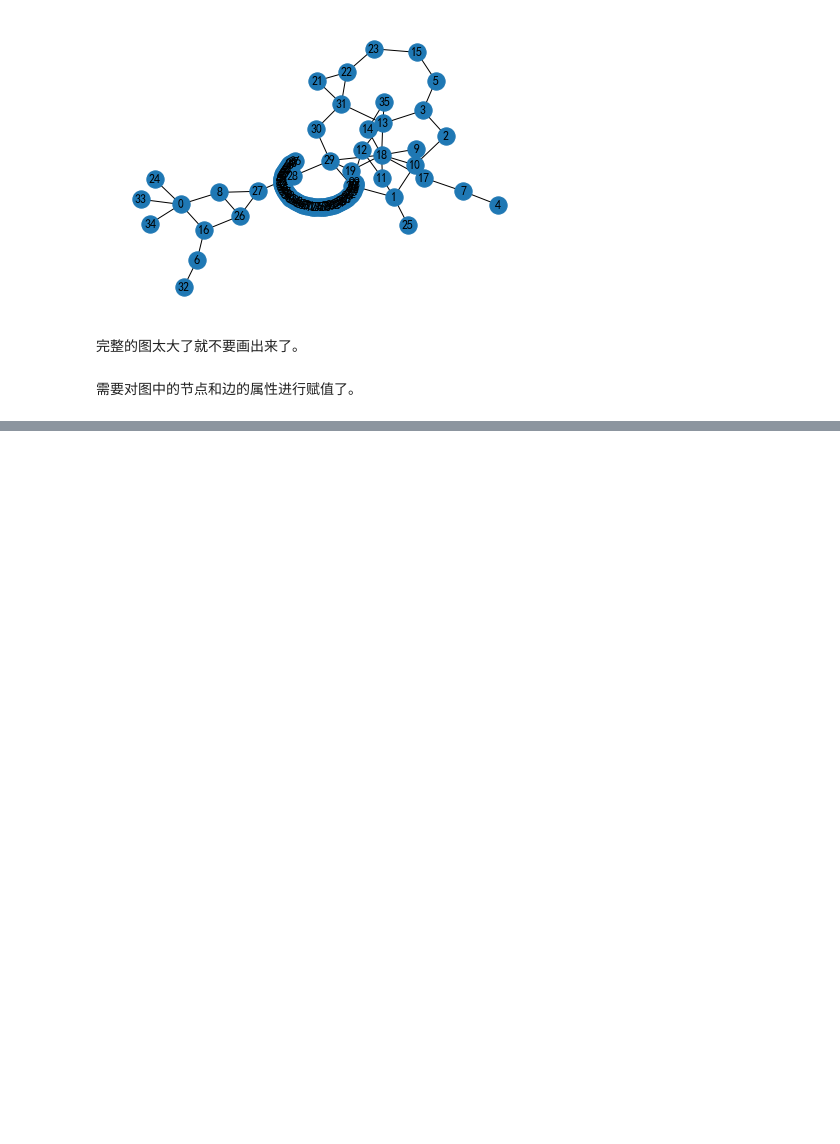
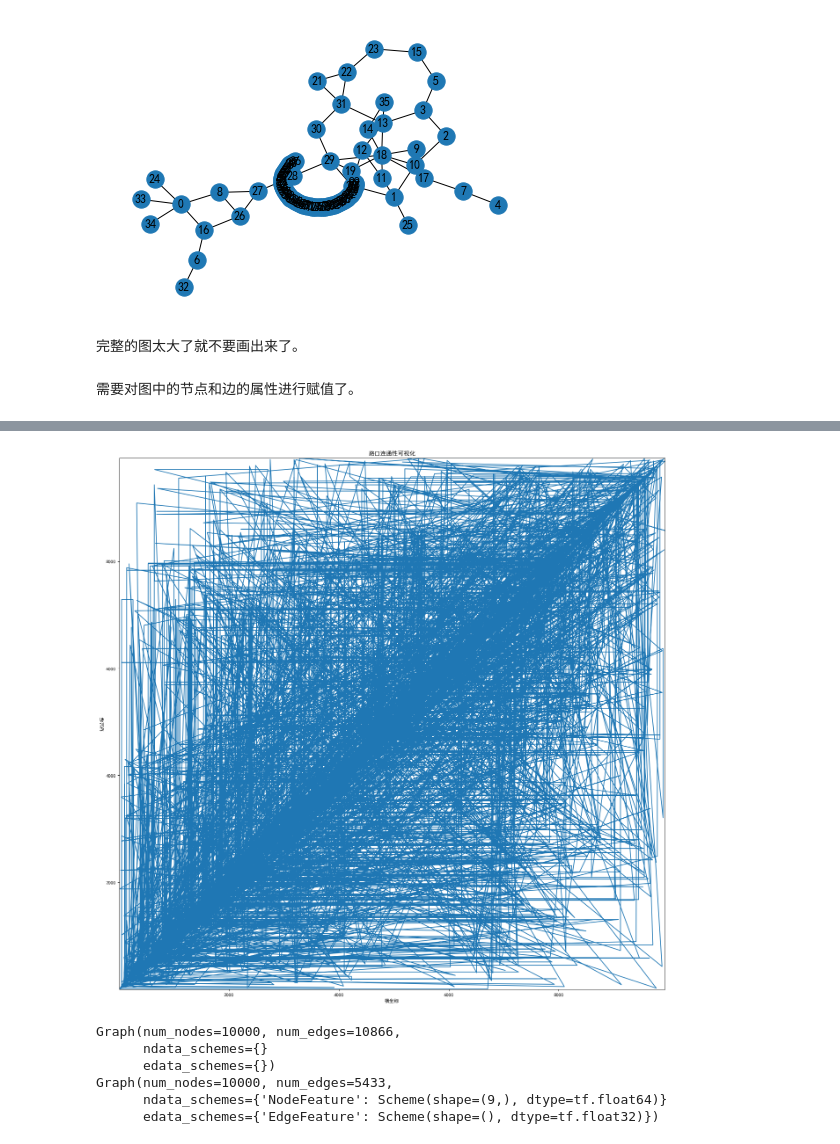
Before and after one commit to youareeverysingleday/HuaweiCupCompetition2022, a Jupyter notebook: FQuestion.ipynb, the cells around one changed output, grey strips where cells are left out. Drawn from its saved outputs; the diff is of its cells as text; code cells hidden in the pictures; blank space fills up the shorter version.

Commit message:
update structure graph on 20221012.

```diff
--- a/FQuestion.ipynb
+++ b/FQuestion.ipynb
@@ -1262,10 +1262,10 @@ plt.savefig("./pictures/1correlation_heatmap.jpg")
 # %% [markdown]
 将地址信息读取进来。
 # %%
-pndpl = pd.read_csv('./data/2pndpl.csv', encoding='gb18030')
-dmced = pd.read_csv('./data/3dmced.csv', encoding='gb18030')
-tind = pd.read_csv('./data/3tind.csv', encoding='gb18030')
-tird = pd.read_csv('./data/3tird.csv', encoding='gb18030')
+pndpl = pd.read_csv('./data/input/2pndpl.csv', encoding='gb18030')
+dmced = pd.read_csv('./data/input/3dmced.csv', encoding='gb18030')
+tind = pd.read_csv('./data/input/3tind.csv', encoding='gb18030')
+tird = pd.read_csv('./data/input/3tird.csv', encoding='gb18030')
 # %%
 pndpl
 # %% [output]
@@ -2183,0 +2148,32 @@ AttributeError: 'DataFrame' object has no attribute 'device'
+# %%
+# 路口连通性可视化。
+
+# aviator pilot copilot
+plt.rcParams['font.sans-serif']=['SimHei'] #用来正常显示中文标签
+plt.rcParams['axes.unicode_minus']=False #用来正常显示负号
+
+u = edges['Start'].tolist()
+v = edges['Finish'].tolist()
+fig = plt.figure(figsize=(20,20), dpi=80)
+plt.ylim((min(u),max(u)))
+plt.xlim((min(v),max(v)))
+
+plt.title("路口连通性可视化")
+plt.xlabel("横坐标")#定义x坐标轴名称
+plt.ylabel("纵坐标")#定义y坐标轴名称
+
+plt.plot(u, v)#绘图
+plt.savefig("./pictures/路口连通性_去重图.png")
+plt.show()
+# %% [output]
+[figure, added]
+# %%
+print(BG)
+print(G)
+# %% [output]
+Graph(num_nodes=10000, num_edges=10866,
+      ndata_schemes={}
+      edata_schemes={})
+Graph(num_nodes=10000, num_edges=5433,
+      ndata_schemes={'NodeFeature': Scheme(shape=(9,), dtype=tf.float64)}
+      edata_schemes={'EdgeFeature': Scheme(shape=(), dtype=tf.float32)})
```
Also changed, not shown: parts of 22 cells of this notebook, 2 other files.
